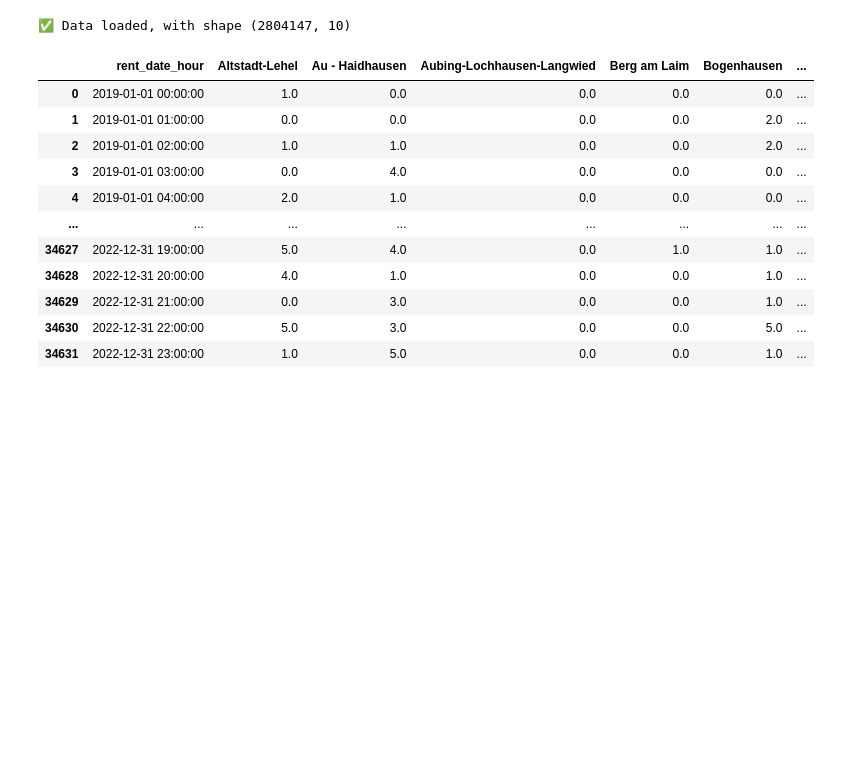
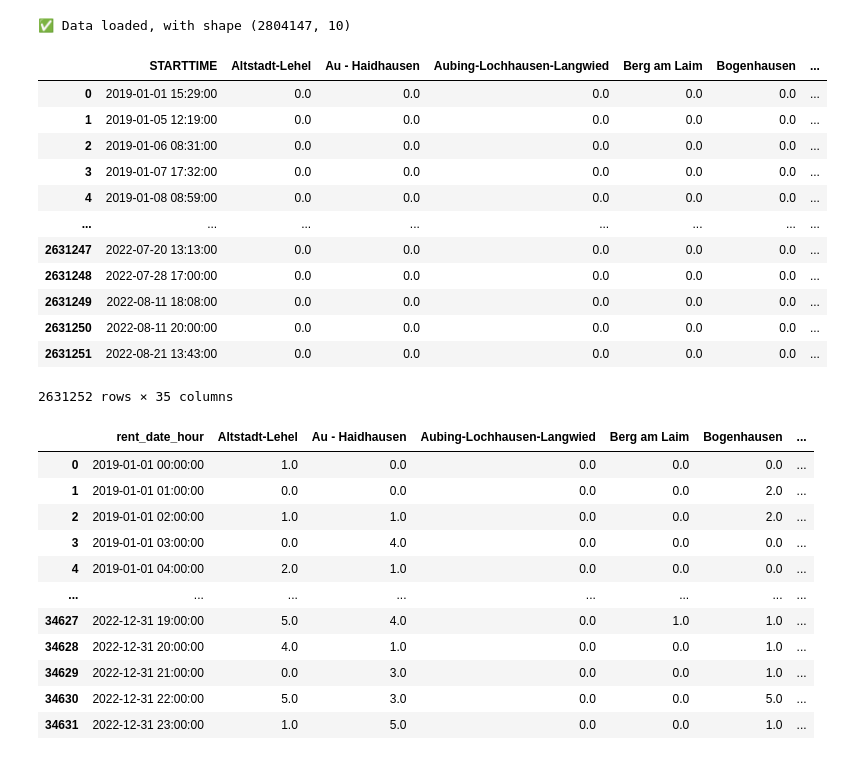
Before and after one commit to shoefer987/bike_sharing_demand, a Jupyter notebook: notebooks/jonathan122802_testing_preproc.ipynb, the cells around one changed output. Drawn from its saved outputs; the diff is of its cells as text; code cells hidden in the pictures; blank space fills up the shorter version.

```diff
--- a/notebooks/jonathan122802_testing_preproc.ipynb
+++ b/notebooks/jonathan122802_testing_preproc.ipynb
@@ -29,6 +29,22 @@ rental_relavent_cols_df = rental_relavent_cols_df.drop_duplicates()
 # %%
 encoded_df = pd.read_csv('../raw_data/encode_df.csv')
 encoded_df.drop(columns=['Unnamed: 0'] , inplace=True)
+# %%
+encoded_df
+# %% [output]
+|  | STARTTIME | Altstadt-Lehel | Au - Haidhausen | Aubing-Lochhausen-Langwied | Berg am Laim | Bogenhausen | ... |
+| 0 | 2019-01-01 15:29:00 | 0.0 | 0.0 | 0.0 | 0.0 | 0.0 | ... |
+| 1 | 2019-01-05 12:19:00 | 0.0 | 0.0 | 0.0 | 0.0 | 0.0 | ... |
+| 2 | 2019-01-06 08:31:00 | 0.0 | 0.0 | 0.0 | 0.0 | 0.0 | ... |
+| 3 | 2019-01-07 17:32:00 | 0.0 | 0.0 | 0.0 | 0.0 | 0.0 | ... |
+| 4 | 2019-01-08 08:59:00 | 0.0 | 0.0 | 0.0 | 0.0 | 0.0 | ... |
+| ... | ... | ... | ... | ... | ... | ... | ... |
+| 2631247 | 2022-07-20 13:13:00 | 0.0 | 0.0 | 0.0 | 0.0 | 0.0 | ... |
+| 2631248 | 2022-07-28 17:00:00 | 0.0 | 0.0 | 0.0 | 0.0 | 0.0 | ... |
+| 2631249 | 2022-08-11 18:08:00 | 0.0 | 0.0 | 0.0 | 0.0 | 0.0 | ... |
+| 2631250 | 2022-08-11 20:00:00 | 0.0 | 0.0 | 0.0 | 0.0 | 0.0 | ... |
+| 2631251 | 2022-08-21 13:43:00 | 0.0 | 0.0 | 0.0 | 0.0 | 0.0 | ... |
+2631252 rows × 35 columns
 # %%
 grouped_df = group_rental_data_by_hour(encoded_df)
 grouped_df
```
Also changed, not shown: parts of 12 cells of this notebook, 3 other files.
